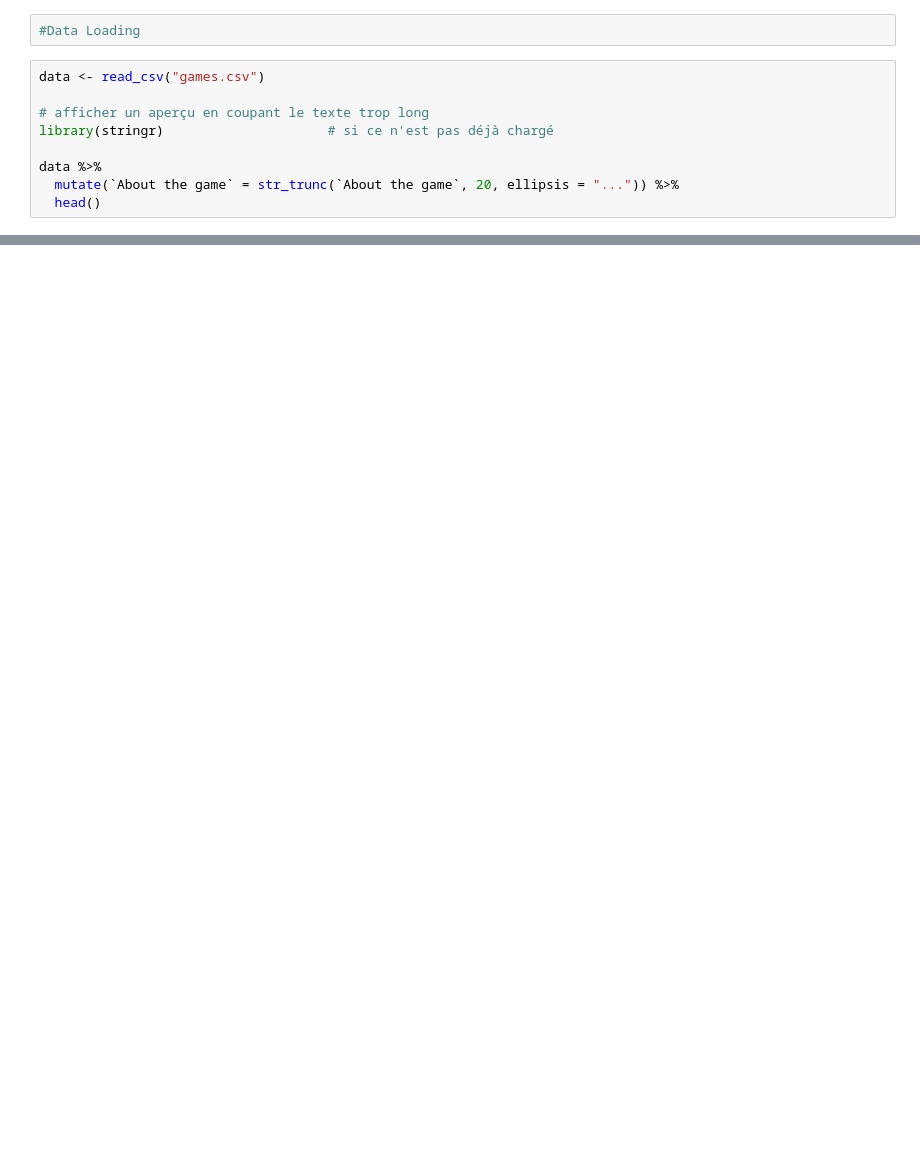
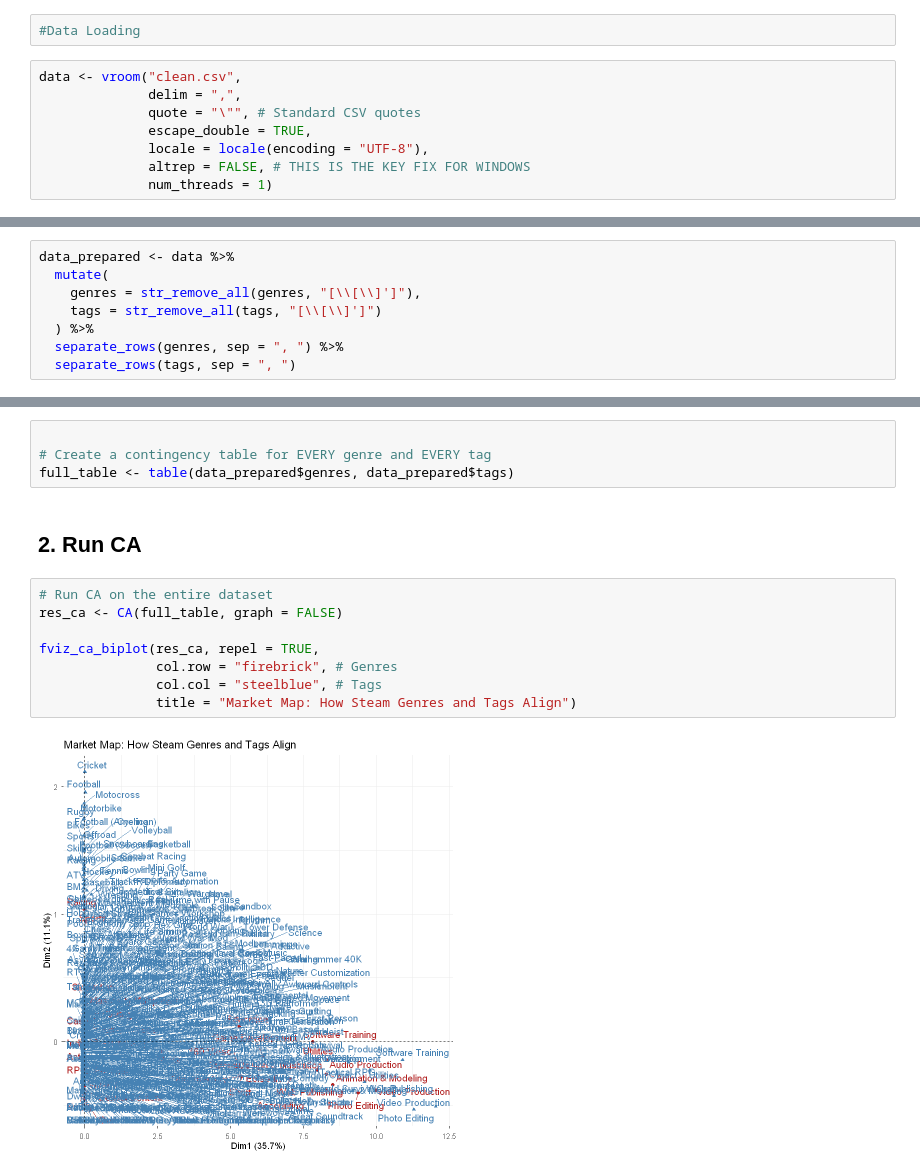
Before and after one commit to Thethomasbutnottheleast/Steam-Analyse, a Jupyter notebook: explo_steam.ipynb, the cells around one changed output, grey strips where cells are left out. Cells and saved outputs as stored; diff of their text form; blank space fills up the shorter version.

Commit message:
genre vs tag et AAA

```diff
--- a/explo_steam.ipynb
+++ b/explo_steam.ipynb
@@ -22,13 +52,12 @@ ERROR: Error in library(skimr): aucun package nommé ‘skimr’ n'est trouvé
 # %%
 #Data Loading
 # %%
-data <- read_csv("games.csv")
-
-# afficher un aperçu en coupant le texte trop long
-library(stringr)                     # si ce n'est pas déjà chargé
-
-data %>%
-  mutate(`About the game` = str_trunc(`About the game`, 20, ellipsis = "...")) %>%
-  head()
+data <- vroom("clean.csv",
+              delim = ",",
+              quote = "\"", # Standard CSV quotes
+              escape_double = TRUE,
+              locale = locale(encoding = "UTF-8"),
+              altrep = FALSE, # THIS IS THE KEY FIX FOR WINDOWS
+              num_threads = 1)
 # %% [output]
 Warning message:
@@ -134,0 +172,8 @@ A data.frame: 40 × 4
+# %%
+data_prepared <- data %>%
+  mutate(
+    genres = str_remove_all(genres, "[\\[\\]']"),
+    tags = str_remove_all(tags, "[\\[\\]']")
+  ) %>%
+  separate_rows(genres, sep = ", ") %>%
+  separate_rows(tags, sep = ", ")
@@ -134,0 +214,16 @@ A data.frame: 40 × 4
+# %%
+
+# Create a contingency table for EVERY genre and EVERY tag
+full_table <- table(data_prepared$genres, data_prepared$tags)
+# %% [markdown]
+## 2. Run CA
+# %%
+# Run CA on the entire dataset
+res_ca <- CA(full_table, graph = FALSE)
+
+fviz_ca_biplot(res_ca, repel = TRUE,
+               col.row = "firebrick", # Genres
+               col.col = "steelblue", # Tags
+               title = "Market Map: How Steam Genres and Tags Align")
+# %% [output]
+[figure, added]
```
Also changed, not shown: parts of 68 cells of this notebook.
